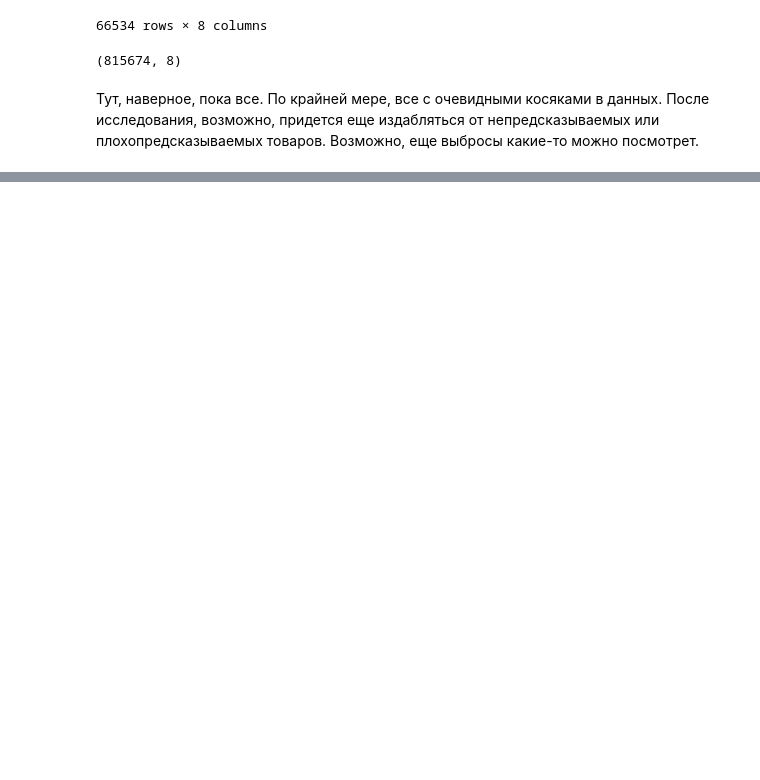
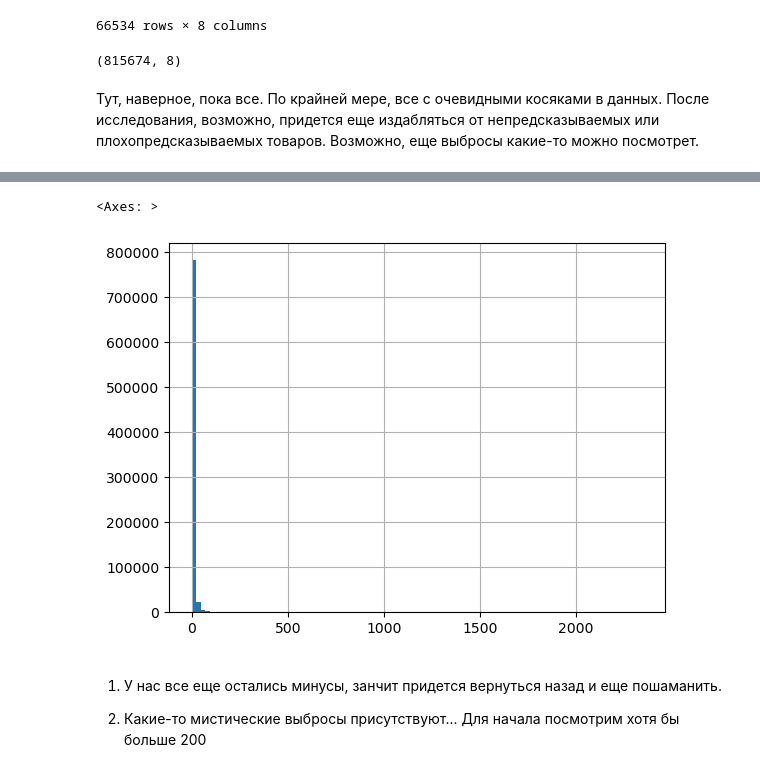
Before and after one commit to Zhuzha271/DS, a Jupyter notebook: Andrei's vision.ipynb, the cells around one changed output, grey strips where cells are left out. Drawn from its saved outputs; the diff is of its cells as text; code cells hidden in the pictures; blank space fills up the shorter version.

```diff
--- a/Andrei's vision.ipynb
+++ b/Andrei's vision.ipynb
@@ -594,0 +595,6 @@ Name: pr_sales_type_id, dtype: int64
+# %%
+sales['total_quantity'] = sales['pr_sales_in_units'] + sales['pr_promo_sales_in_units']
+# %%
+sales['total_sum'] = sales['pr_sales_in_rub'] + sales['pr_promo_sales_in_rub']
+# %%
+sales['price'] = sales['total_sum'] / sales['total_quantity']
@@ -594,0 +632,9 @@ Name: pr_sales_type_id, dtype: int64
+# %%
+sales['total_quantity'].hist(bins=100)
+# %% [output]
+<Axes: >
+[figure, added]
+# %% [markdown]
+1) У нас все еще остались минусы, занчит придется вернуться назад и еще пошаманить.
+
+2) Какие-то мистические выбросы присутствуют... Для начала посмотрим хотя бы больше 200
```
Also changed, not shown: parts of 59 cells of this notebook.
